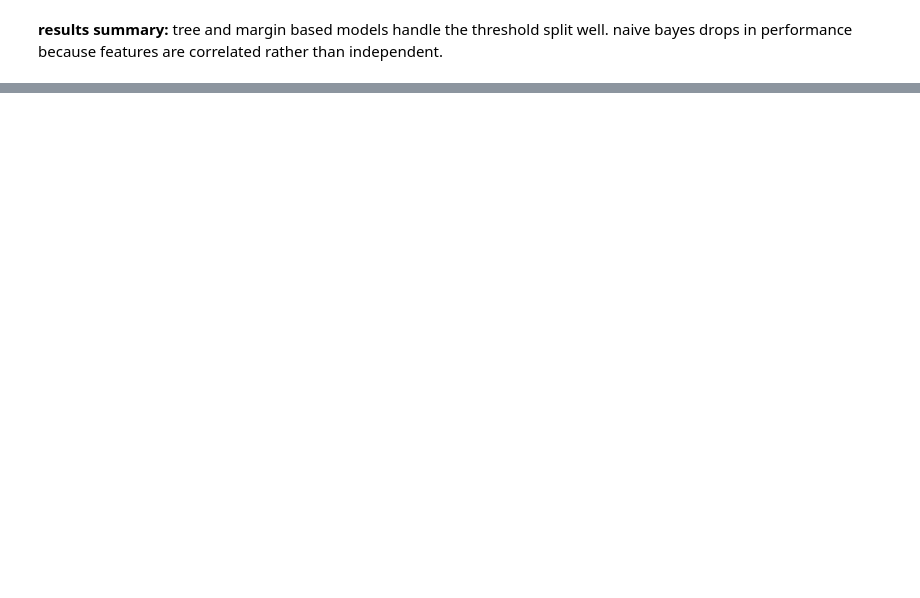
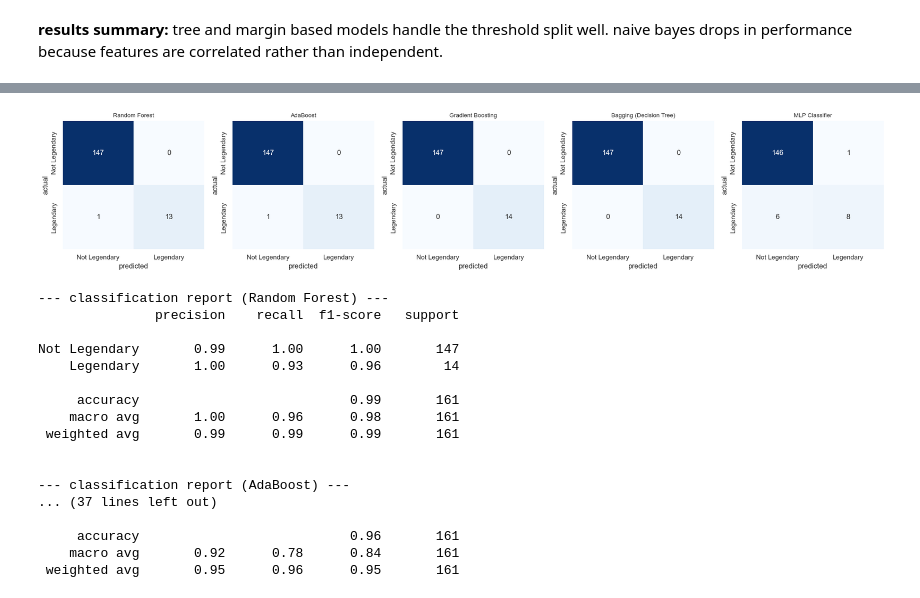
Before and after one commit to santh-cpu/ml-capstone, a Jupyter notebook: tildaw-final.ipynb, the cells around one changed output, grey strips where cells are left out. Saved outputs shown, nothing was run; the diff lists cells and outputs as text; code cells hidden in the pictures; blank space fills up the shorter version.

```diff
--- a/tildaw-final.ipynb
+++ b/tildaw-final.ipynb
@@ -503,0 +712,34 @@ for name, info in poke_cls_results.items():
+# %%
+fig, axes = plt.subplots(1, len(poke_cls_results_b), figsize=(4 * len(poke_cls_results_b), 4))
+for ax, (name, info) in zip(axes, poke_cls_results_b.items()):
+    cm = confusion_matrix(yp_test, info["preds"])
+    sns.heatmap(cm, annot=True, fmt="d", cmap="Blues", cbar=False, ax=ax,
+                xticklabels=["Not Legendary", "Legendary"], yticklabels=["Not Legendary", "Legendary"])
+    ax.set_title(name, fontsize=10)
+    ax.set_xlabel("predicted")
+    ax.set_ylabel("actual")
+plt.tight_layout()
+plt.show()
+
+for name, info in poke_cls_results_b.items():
+    print(f"\n--- classification report ({name}) ---")
+    print(classification_report(yp_test, info["preds"], target_names=["Not Legendary", "Legendary"]))
+# %% [output]
+[figure, added]
+--- classification report (Random Forest) ---
+               precision    recall  f1-score   support
+
+Not Legendary       0.99      1.00      1.00       147
+    Legendary       1.00      0.93      0.96        14
+
+     accuracy                           0.99       161
+    macro avg       1.00      0.96      0.98       161
+ weighted avg       0.99      0.99      0.99       161
+
+
+--- classification report (AdaBoost) ---
+... (37 lines left out)
+
+     accuracy                           0.96       161
+    macro avg       0.92      0.78      0.84       161
+ weighted avg       0.95      0.96      0.95       161
```
Also changed, not shown: parts of 38 cells of this notebook.
